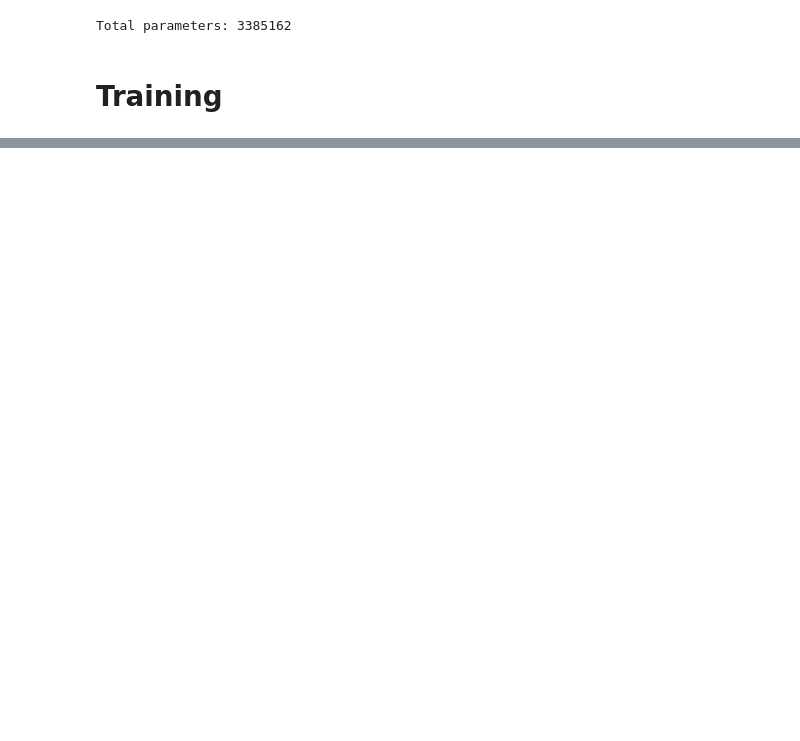
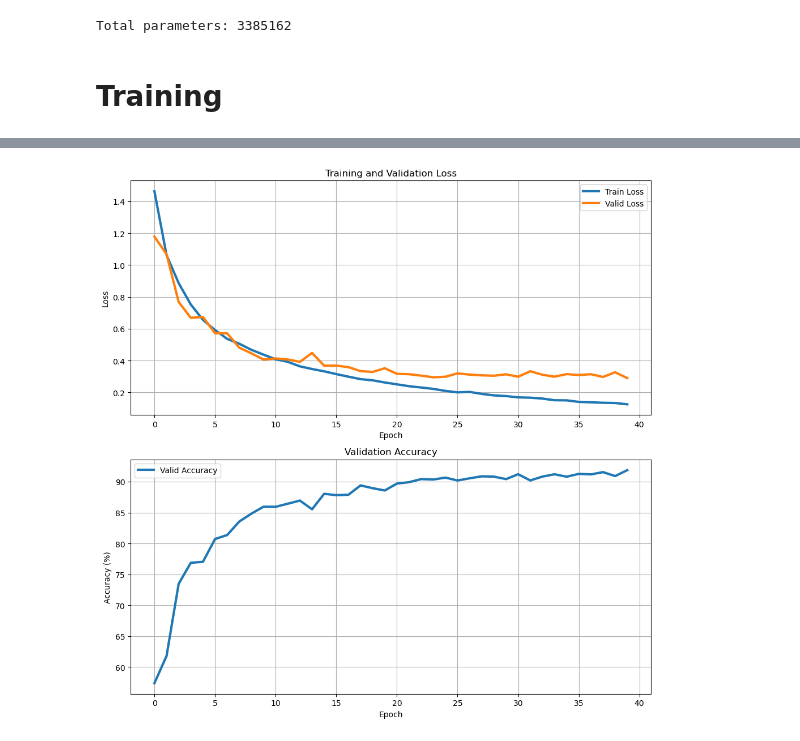
Before and after one commit to matzefit/DL_Sp24_Miniproject, a Jupyter notebook: script.ipynb, the cells around one changed output, grey strips where cells are left out. Saved outputs shown, nothing was run; the diff lists cells and outputs as text; code cells hidden in the pictures; blank space fills up the shorter version.

```diff
--- a/script.ipynb
+++ b/script.ipynb
@@ -217,42 +258,50 @@ Total parameters: 3385162
 # %%
 #Training Parameters
 
-from torch.optim.lr_scheduler import StepLR
+from torch.optim.lr_scheduler import ExponentialLR
 
 criterion = nn.CrossEntropyLoss()
 optimizer = optim.AdamW(model.parameters(), lr=0.001,weight_decay=0.001)
-scheduler = StepLR(optimizer, step_size=30, gamma=0.1)
+scheduler = ExponentialLR(optimizer, gamma=0.99)
 num_epochs = 40
 model_path = 'best_model.pth'
 # %%
+import time
+import torch
+import matplotlib.pyplot as plt
+
+# Assuming device, model, criterion, optimizer, scheduler, num_epochs, and model_path are already defined
+
 # Resetting histories in case this block is run multiple times
-train_loss_history = []
-valid_loss_history = []
-valid_accuracy_history = []
+train_loss_history, valid_loss_history, valid_accuracy_history, learning_rate_history = [], [], [], []
 
 best_accuracy = 0.0
 start_time = time.time()
 
 for epoch in range(1, num_epochs + 1):
     model.train()
-    running_loss = 0.0
-    total_train_loss = 0.0
-    num_batches = 0
+    running_loss, total_train_loss, num_batches = 0.0, 0.0, 0
 
-    for i, (inputs, labels) in enumerate(train_loader):
+    for i, (inputs, labels) in enumerate(loaders['train']):
         inputs, labels = inputs.to(device), labels.to(device)
+        labels = labels.long()  # Ensure labels are of the correct dtype for the loss calculation
         optimizer.zero_grad()
         outputs = model(inputs)
         loss = criterion(outputs, labels)
         loss.backward()
+        torch.nn.utils.clip_grad_norm_(model.parameters(), max_norm=1.0)
         optimizer.step()
 
         running_loss += loss.item()
         total_train_loss += loss.item()
         num_batches += 1
 
+        # Record the learning rate
+        learning_rate_history.append(optimizer.param_groups[0]['lr'])
+
         if (i+1) % 100 == 0:
-            print(f'Epoch: {epoch}\n[{i * len(inputs) + 1}/{len(train_loader.dataset)} ({100. * (i + 1) / len(train_loader):.0f}%)]  Loss: {running_loss / 100:.4f}')
+            print(f"Epoch: {epoch} [{i * len(inputs) + len(inputs)}/{len(loaders['train'].dataset)} "
+                  f"({100. * (i + 1) / len(loaders['train']):.0f}%)]  Loss: {running_loss / 100:.4f}")
             running_loss = 0.0
 
     scheduler.step()  # Update the learning rate
@@ -261,46 +310,66 @@ for epoch in range(1, num_epochs + 1):
 
     # Validation phase
     model.eval()
-    total_valid_loss = 0.0
-    correct = 0
-    num_valid_batches = len(valid_loader)
+    total_valid_loss, correct, num_valid_batches = 0.0, 0, 0
+
     with torch.no_grad():
-        for inputs, labels in valid_loader:
+        for inputs, labels in loaders['valid']:
             inputs, labels = inputs.to(device), labels.to(device)
+            labels = labels.long()  # Ensure labels are of the correct dtype for the loss calculation
             outputs = model(inputs)
             loss = criterion(outputs, labels)
-            total_valid_loss += loss.item()  # Sum the loss of each batch
+            total_valid_loss += loss.item()
             pred = outputs.argmax(dim=1, keepdim=True)
             correct += pred.eq(labels.view_as(pred)).sum().item()
+            num_valid_batches += 1
 
-    avg_valid_loss = total_valid_loss / num_valid_batches  #summed up loss divided by number of batches
-    valid_accuracy = 100. * correct / len(valid_sampler)  # Calculate accuracy
+    avg_valid_loss = total_valid_loss / num_valid_batches
+    valid_accuracy = 100. * correct / len(datasets['valid'])
 
     valid_loss_history.append(avg_valid_loss)
     valid_accuracy_history.append(valid_accuracy)
 
-    print(f'\nEpoch {epoch}: Avg. Training Loss: {avg_train_loss:.4f}, Avg. Valid Loss: {avg_valid_loss:.4f}, Valid Accuracy: {valid_accuracy:.2f}%\n')
+    print(f"\nEpoch {epoch}: Avg. Training Loss: {avg_train_loss:.4f}, Avg. Valid Loss: {avg_valid_loss:.4f}, "
+          f"Valid Accuracy: {valid_accuracy:.2f}%\n")
 
-    # Save the model if it has the best accuracy so far
     if valid_accuracy > best_accuracy:
         best_accuracy = valid_accuracy
         torch.save(model.state_dict(), model_path)
         print("Saved best model")
 
-print(f'Execution time: {time.time() - start_time:.2f} seconds')
+execution_time = time.time() - start_time
+print(f"Execution time: {execution_time:.2f} seconds")
 
-# Load the best model
+# After training, load the best model and evaluate
 model.load_state_dict(torch.load(model_path))
 model.eval()
 
-# Plotting
+# Plot the training and validation loss and accuracy
+fig, axs = plt.subplots(2, 1, figsize=(10, 10))
+axs[0].plot(train_loss_history, '-', linewidth=3, label='Train Loss')
+axs[0].plot(valid_loss_history, '-', linewidth=3, label='Valid Loss')
+axs[0].legend()
+axs[0].set_title('Training and Validation Loss')
+axs[0].set_xlabel('Epoch')
+axs[0].set_ylabel('Loss')
+axs[0].grid(True)
+
+axs[1].plot(valid_accuracy_history, '-', linewidth=3, label='Valid Accuracy')
+axs[1].legend()
+axs[1].set_title('Validation Accuracy')
+axs[1].set_xlabel('Epoch')
+axs[1].set_ylabel('Accuracy (%)')
+axs[1].grid(True)
+plt.tight_layout()
+plt.show()
+
+# Plot learning rate over batches
 plt.figure(figsize=(10, 5))
-plt.plot(train_loss_history, '-', linewidth=3, label='Train Loss')
-plt.plot(valid_loss_history, '-', linewidth=3, label='Valid Loss')
-plt.xlabel('Epoch')
-plt.ylabel('Loss')
-plt.title('Training and Validation Loss')
+plt.plot(learning_rate_history, '-', linewidth=3, label='Learning Rate')
 plt.legend()
+plt.title('Learning Rate over Batches')
+plt.xlabel('Batch')
+plt.ylabel('Learning Rate')
 plt.grid(True)
 plt.show()
 # %% [output]
@@ -323,0 +393 @@ Epoch: 23
+[figure, added]
```
Also changed, not shown: parts of 12 cells of this notebook, 1 other file.
